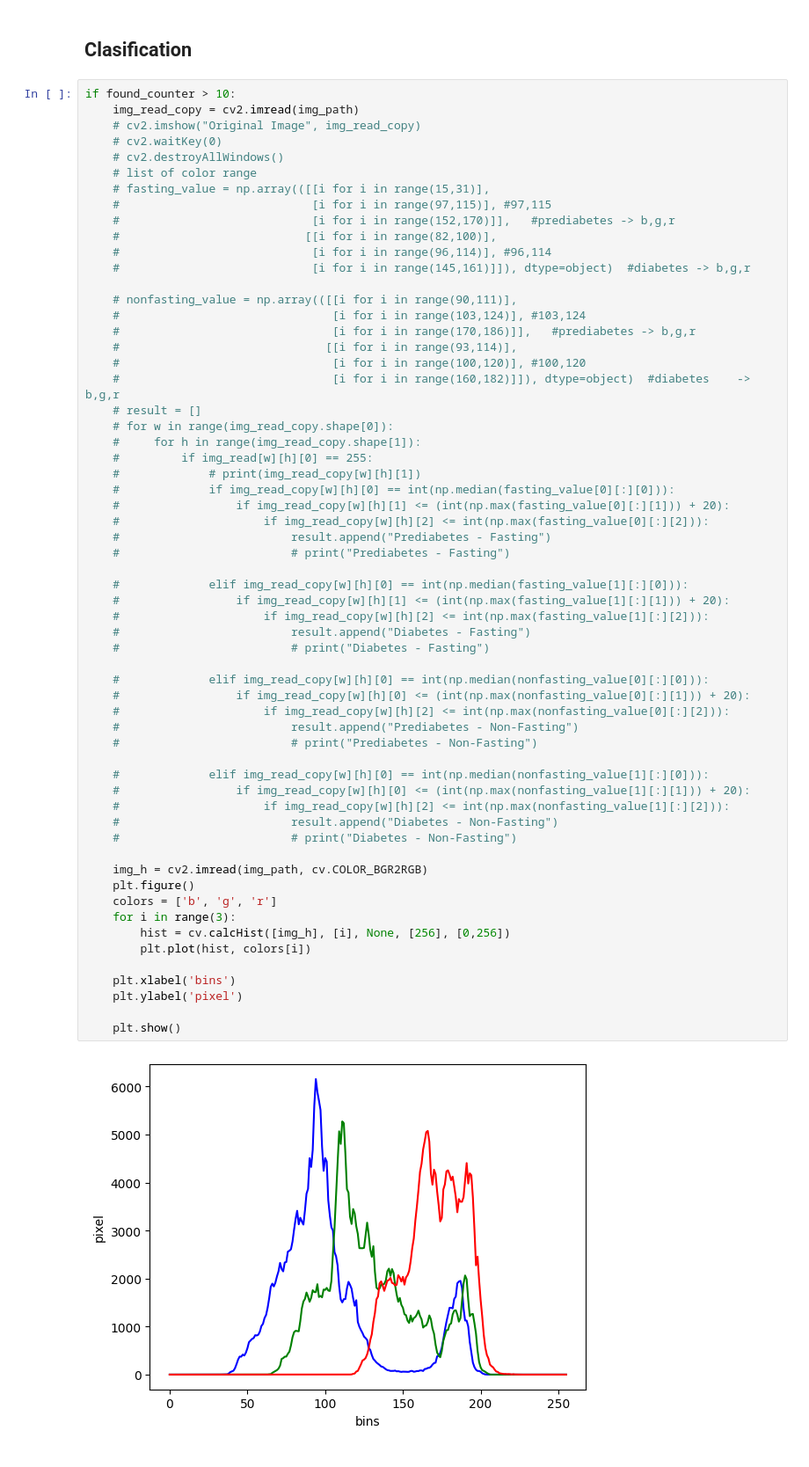
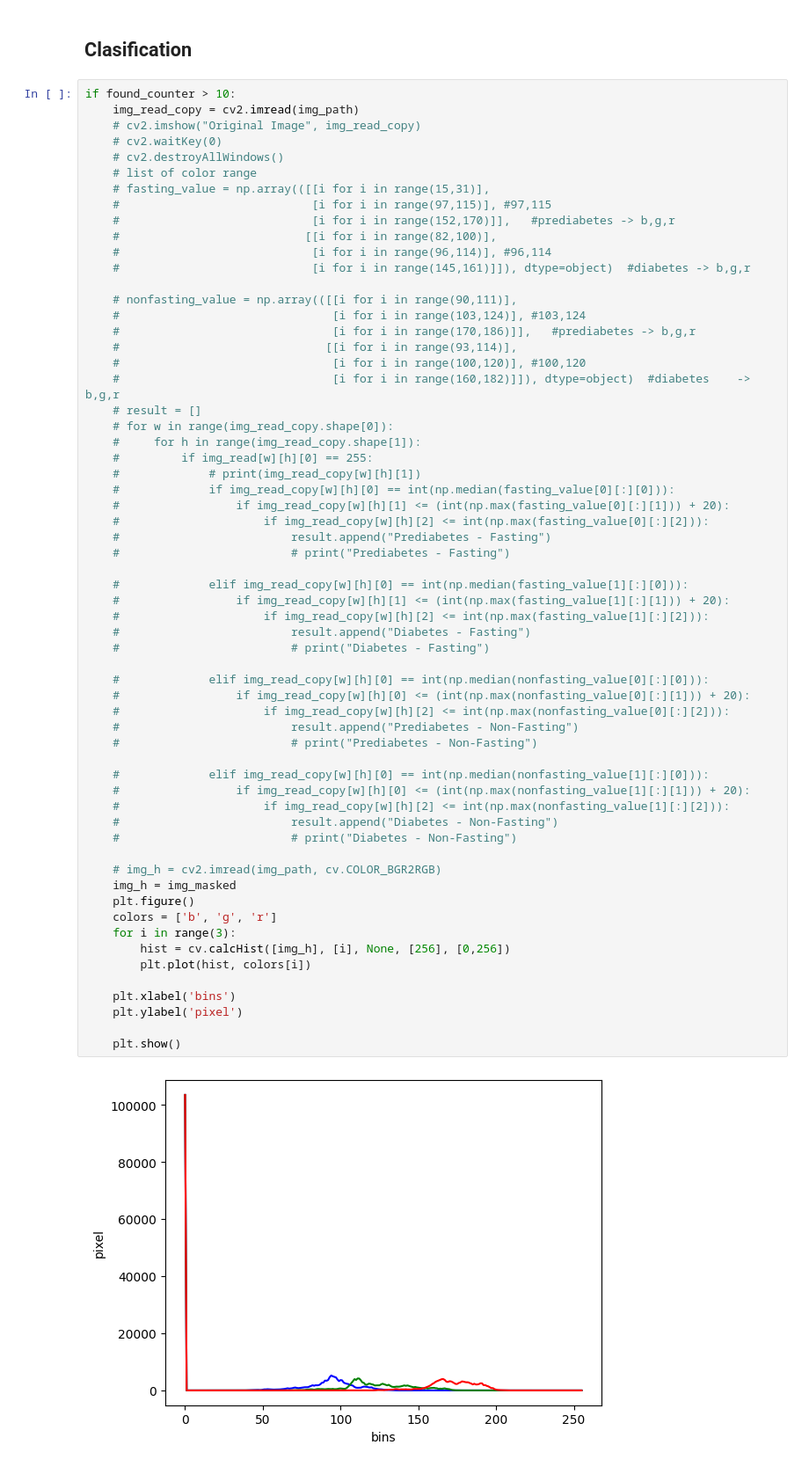
Before and after one commit to Miyazono45/fingernail-disease-detection, a Jupyter notebook: fingernail_detection.ipynb, the cells around one changed output. Shown at 88% size. Cells and saved outputs as stored; diff of their text form.

```diff
--- a/fingernail_detection.ipynb
+++ b/fingernail_detection.ipynb
@@ -529,32 +529,33 @@ if found_counter > 10:
 
     #             elif img_read_copy[w][h][0] == int(np.median(fasting_value[1][:][0])):
     #                 if img_read_copy[w][h][1] <= (int(np.max(fasting_value[1][:][1])) + 20):
     #                     if img_read_copy[w][h][2] <= int(np.max(fasting_value[1][:][2])):
     #                         result.append("Diabetes - Fasting")
     #                         # print("Diabetes - Fasting")
 
     #             elif img_read_copy[w][h][0] == int(np.median(nonfasting_value[0][:][0])):
     #                 if img_read_copy[w][h][0] <= (int(np.max(nonfasting_value[0][:][1])) + 20):
     #                     if img_read_copy[w][h][2] <= int(np.max(nonfasting_value[0][:][2])):
     #                         result.append("Prediabetes - Non-Fasting")
     #                         # print("Prediabetes - Non-Fasting")
 
     #             elif img_read_copy[w][h][0] == int(np.median(nonfasting_value[1][:][0])):
     #                 if img_read_copy[w][h][0] <= (int(np.max(nonfasting_value[1][:][1])) + 20):
     #                     if img_read_copy[w][h][2] <= int(np.max(nonfasting_value[1][:][2])):
     #                         result.append("Diabetes - Non-Fasting")
     #                         # print("Diabetes - Non-Fasting")
 
-    img_h = cv2.imread(img_path, cv.COLOR_BGR2RGB)
+    # img_h = cv2.imread(img_path, cv.COLOR_BGR2RGB)
+    img_h = img_masked
     plt.figure()
     colors = ['b', 'g', 'r']
     for i in range(3):
         hist = cv.calcHist([img_h], [i], None, [256], [0,256])
         plt.plot(hist, colors[i])
 
     plt.xlabel('bins')
     plt.ylabel('pixel')
 
     plt.show()
 # %% [output]
-[figure, old version]
+[figure, new version]
```
